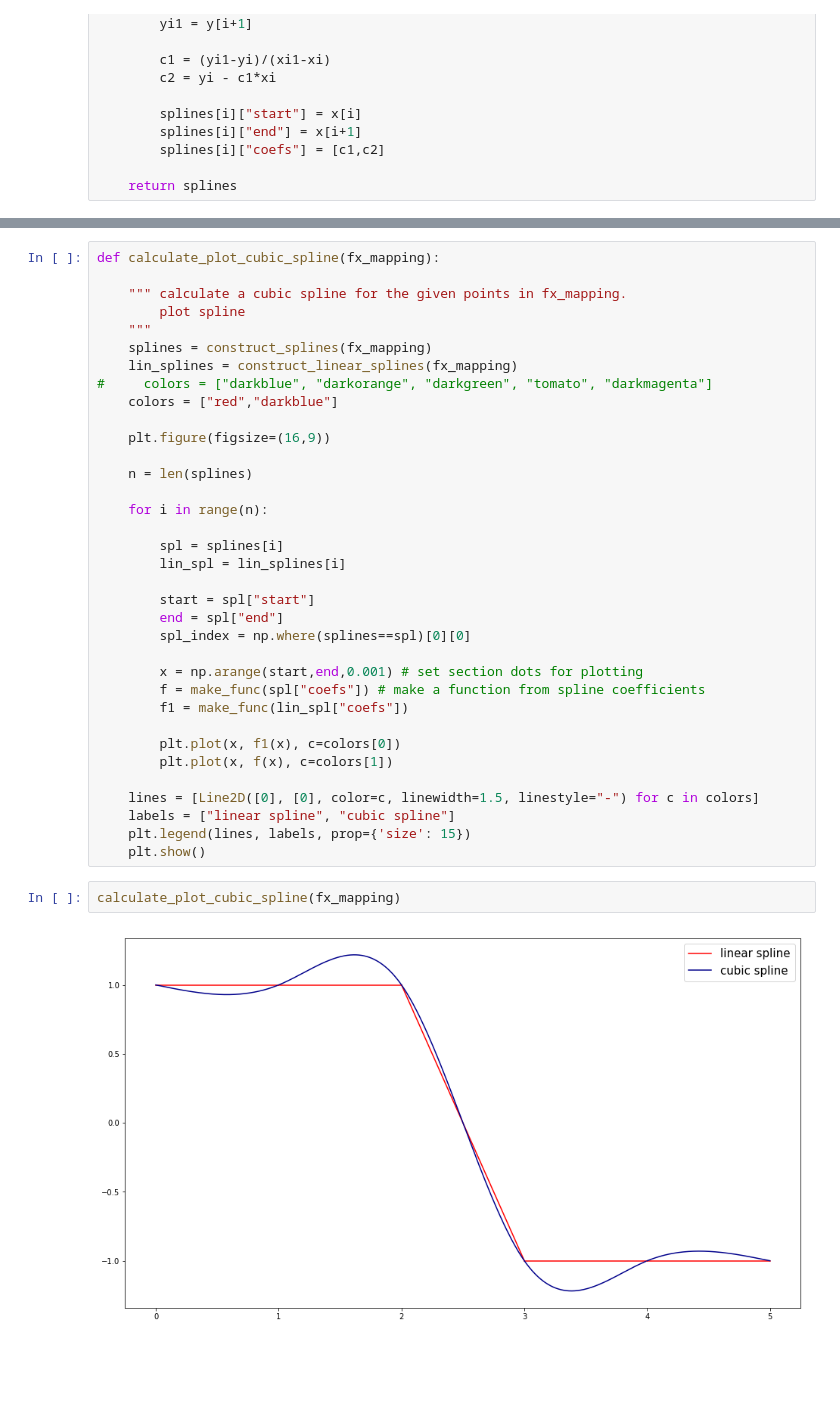
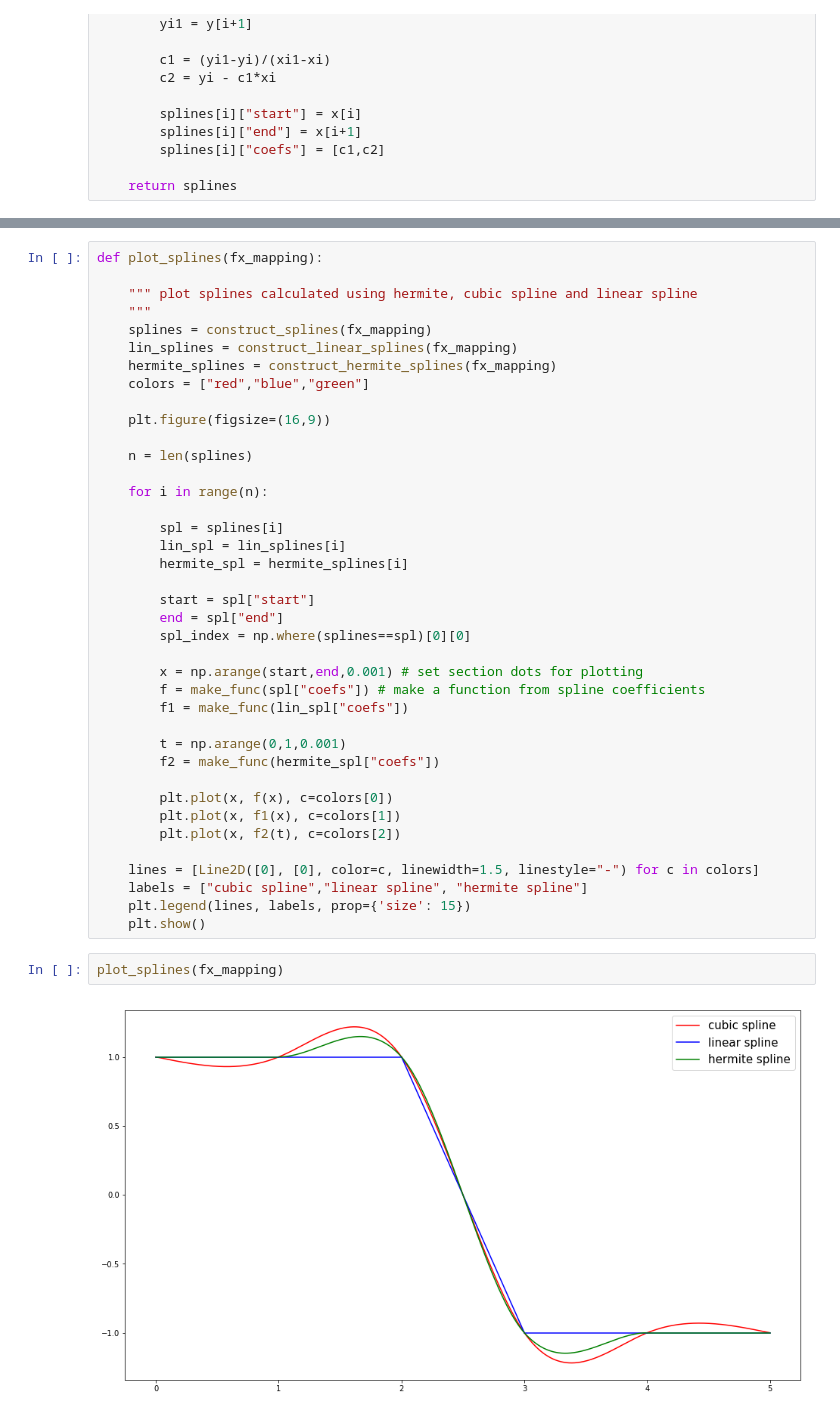
Before and after one commit to udiy/numerit, a Jupyter notebook: Ex5/Q2.ipynb, the cells around one changed output, grey strips where cells are left out. Drawn from its saved outputs; the diff is of its cells as text; blank space fills up the shorter version.

```diff
--- a/Ex5/Q2.ipynb
+++ b/Ex5/Q2.ipynb
@@ -37,13 +70,12 @@ def construct_linear_splines(fx_mapping):
 # %%
-def calculate_plot_cubic_spline(fx_mapping):
+def plot_splines(fx_mapping):
 
-    """ calculate a cubic spline for the given points in fx_mapping.
-        plot spline
+    """ plot splines calculated using hermite, cubic spline and linear spline
     """
     splines = construct_splines(fx_mapping)
     lin_splines = construct_linear_splines(fx_mapping)
-#     colors = ["darkblue", "darkorange", "darkgreen", "tomato", "darkmagenta"]
-    colors = ["red","darkblue"]
+    hermite_splines = construct_hermite_splines(fx_mapping)
+    colors = ["red","blue","green"]
 
     plt.figure(figsize=(16,9))
 
@@ -53,6 +85,7 @@ def calculate_plot_cubic_spline(fx_mapping):
 
         spl = splines[i]
         lin_spl = lin_splines[i]
+        hermite_spl = hermite_splines[i]
 
         start = spl["start"]
         end = spl["end"]
@@ -62,14 +95,18 @@ def calculate_plot_cubic_spline(fx_mapping):
         f = make_func(spl["coefs"]) # make a function from spline coefficients
         f1 = make_func(lin_spl["coefs"])
 
-        plt.plot(x, f1(x), c=colors[0])
-        plt.plot(x, f(x), c=colors[1])
+        t = np.arange(0,1,0.001)
+        f2 = make_func(hermite_spl["coefs"])
+
+        plt.plot(x, f(x), c=colors[0])
+        plt.plot(x, f1(x), c=colors[1])
+        plt.plot(x, f2(t), c=colors[2])
 
     lines = [Line2D([0], [0], color=c, linewidth=1.5, linestyle="-") for c in colors]
-    labels = ["linear spline", "cubic spline"]
+    labels = ["cubic spline","linear spline", "hermite spline"]
     plt.legend(lines, labels, prop={'size': 15})
     plt.show()
 # %%
-calculate_plot_cubic_spline(fx_mapping)
+plot_splines(fx_mapping)
 # %% [output]
-[figure, old version]
+[figure, new version]
```
Also changed, not shown: parts of 1 cell of this notebook, 2 other files.
